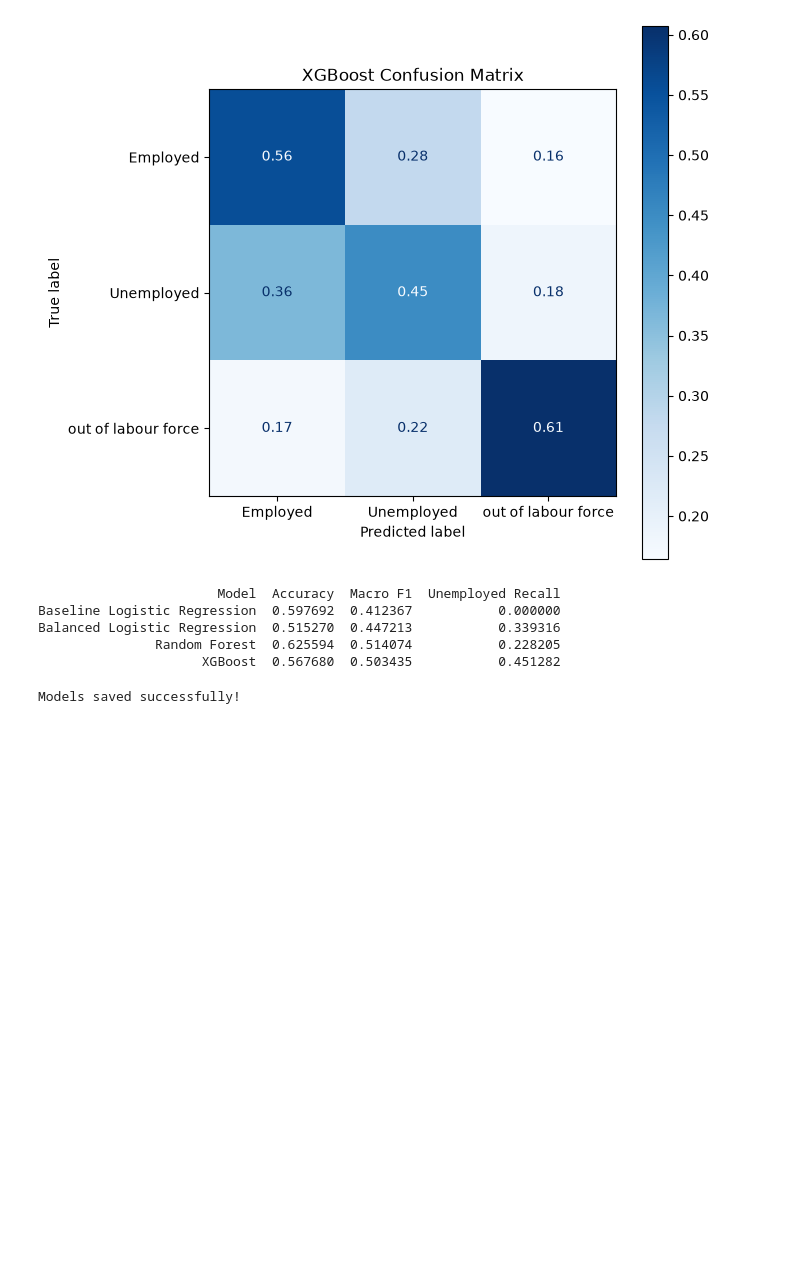
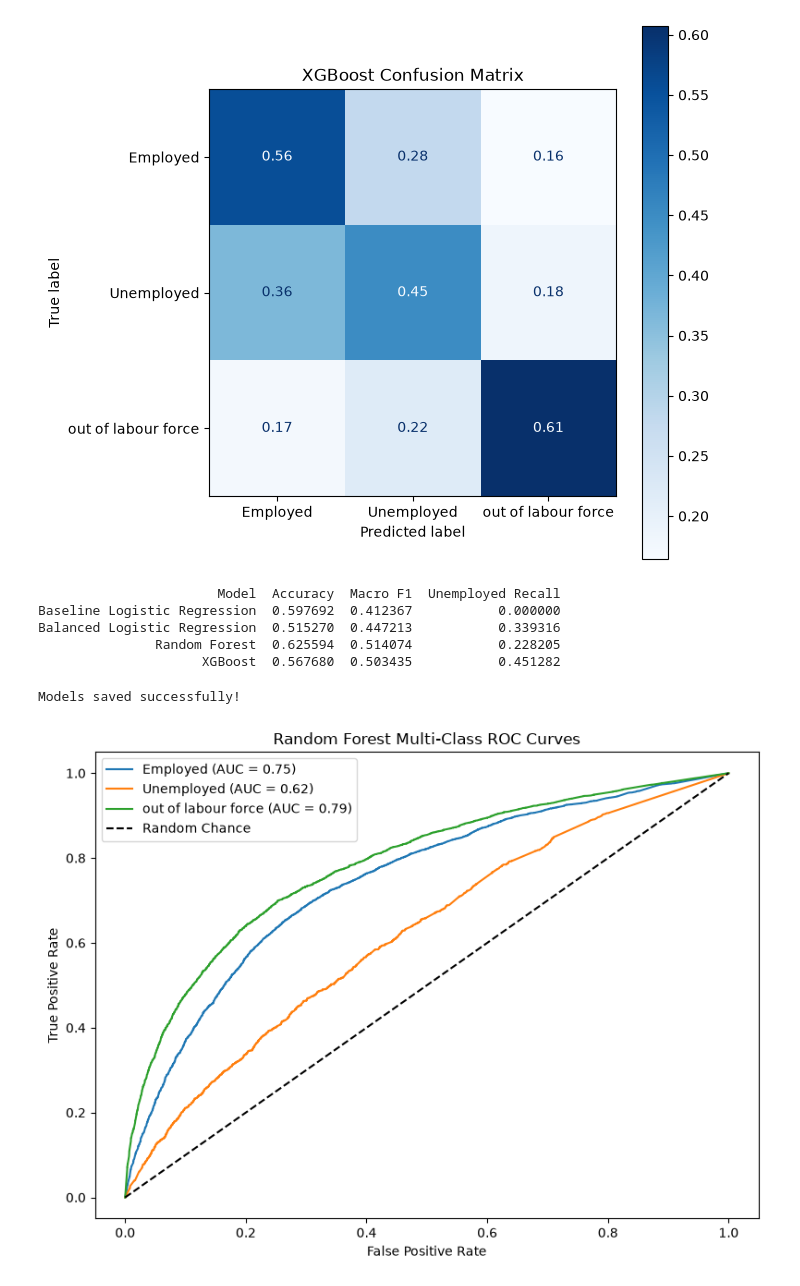
Before and after one commit to sahraomar1/ML_Summative_Assignment, a Jupyter notebook: notebooks/02_pipeline_and_modeling.ipynb, the cells around one changed output. Drawn from its saved outputs; the diff is of its cells as text; code cells hidden in the pictures; blank space fills up the shorter version.

Commit message:
Add random forest ROC curve plot

```diff
--- a/notebooks/02_pipeline_and_modeling.ipynb
+++ b/notebooks/02_pipeline_and_modeling.ipynb
@@ -266,3 +266,28 @@ joblib.dump(preprocessor, "../models/classical/preprocessor.joblib")
 print("Models saved successfully!")
 # %% [output]
 Models saved successfully!
+# %%
+import matplotlib.pyplot as plt
+from sklearn.preprocessing import label_binarize
+from sklearn.metrics import roc_curve, auc
+
+y_test_bin = label_binarize(y_test, classes=model_rf.classes_)
+y_score_rf = model_rf.predict_proba(X_test_prep)
+
+plt.figure(figsize=(8, 6))
+
+for i, class_name in enumerate(model_rf.classes_):
+    fpr, tpr, _ = roc_curve(y_test_bin[:, i], y_score_rf[:, i])
+    roc_auc = auc(fpr, tpr)
+    plt.plot(fpr, tpr, label=f"{class_name} (AUC = {roc_auc:.2f})")
+
+plt.plot([0, 1], [0, 1], "k--", label="Random Chance")
+plt.xlabel("False Positive Rate")
+plt.ylabel("True Positive Rate")
+plt.title("Random Forest Multi-Class ROC Curves")
+plt.legend()
+plt.tight_layout()
+plt.savefig("../figures/roc_pr_curves/rf_roc_curve.png", dpi=300)
+plt.show()
+# %% [output]
+[figure, added]
```
Also changed, not shown: 1 other file.
